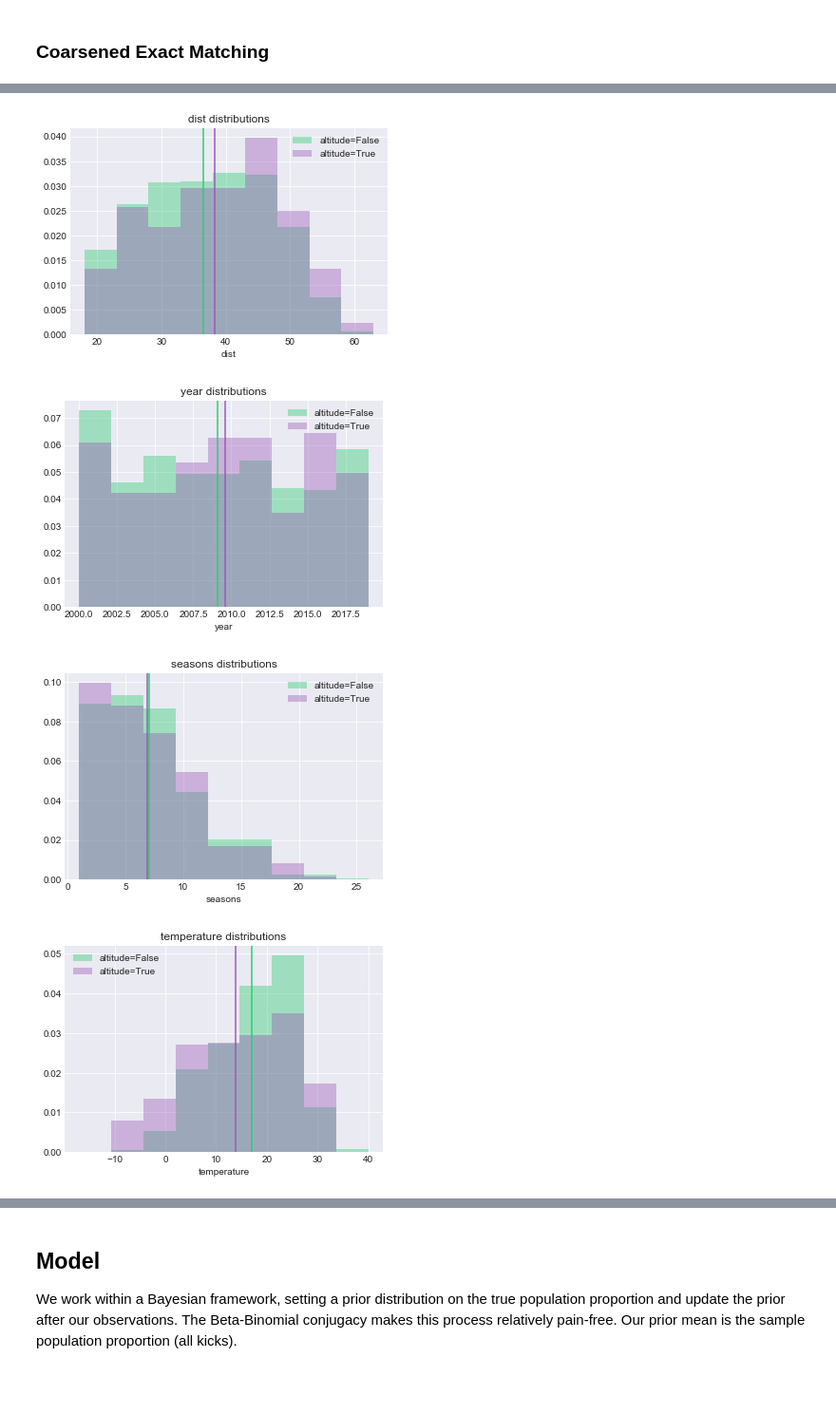
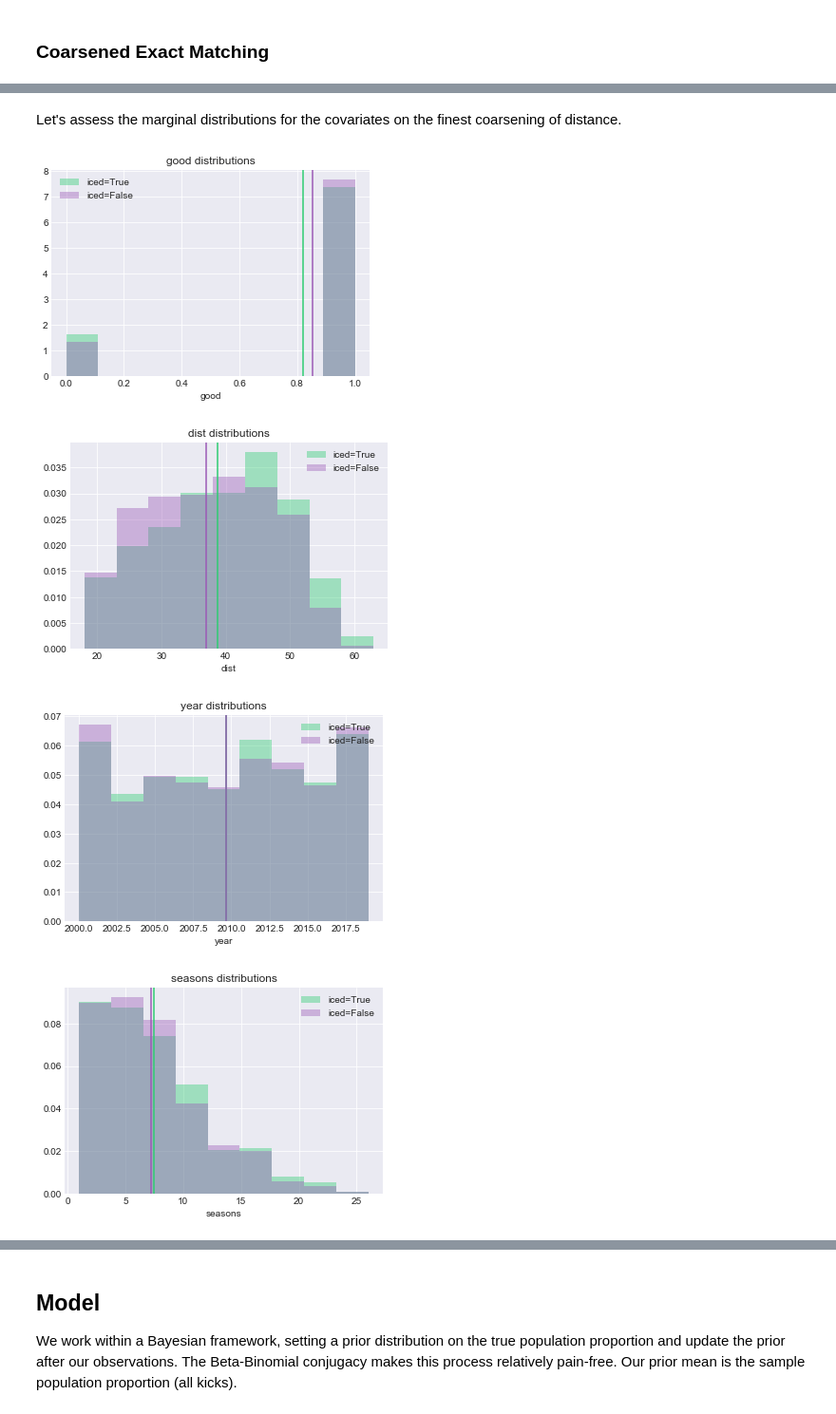
Before and after one commit to lewisbails/nfl-project, a Jupyter notebook: notebooks/field_goals.ipynb, the cells around one changed output, grey strips where cells are left out. Shown at 95% size. Saved outputs shown, nothing was run; the diff lists cells and outputs as text; code cells hidden in the pictures; blank space fills up the shorter version.

```diff
--- a/notebooks/field_goals.ipynb
+++ b/notebooks/field_goals.ipynb
@@ -61,6 +64,7 @@ We filter for away kicks at altitude because only Denver home games are at altit
 # %%
-on = 'altitude'
-df = df[(df['away_game']==1) | (df['altitude']==0)] # for altitude study
+on = 'iced'
+# drop = ['turf']
+# df = df[(df['away_game']==1) | (df['altitude']==0)] # for altitude study
 df[on] = df[on].astype(bool)
 # %%
 df_ = df.copy()
@@ -120,2 +149,4 @@ bins = {
 # %%
-matched = CEM(df, treatment='altitude', outcome='good').relax(bins)
+#model
+cem = CEM(df, treatment=on, outcome='good')
+summary = cem.regress(bins=bins, drop=drop)
@@ -143,5 +152,0 @@ df_matched = CEM(df, treatment='altitude', outcome='good').match(coarsening)
-# %%
-cem = CEM(df, treatment='altitude', outcome='good')
-cem.match(coarsening)
-summary = cem.regress()
-print(summary)
@@ -166,8 +177,10 @@ pressure                nan        nan        nan        nan         nan
+# %% [markdown]
+Let's assess the marginal distributions for the covariates on the finest coarsening of distance.
 # %%
 from util.matching import covariate_dists
-covariate_dists(df_matched.drop('good', axis=1), on=on, kde=False, hist=True, n_bins=10)
+covariate_dists(cem.data.loc[cem.weights>0, :], on=on, kde=False, hist=True, n_bins=10)
 # %% [output]
-[figure, old version]
+[figure, new version]
-[figure, old version]
+[figure, new version]
-[figure, old version]
+[figure, new version]
-[figure, old version]
+[figure, new version]
```
Also changed, not shown: parts of 26 cells of this notebook, 2 other files.
